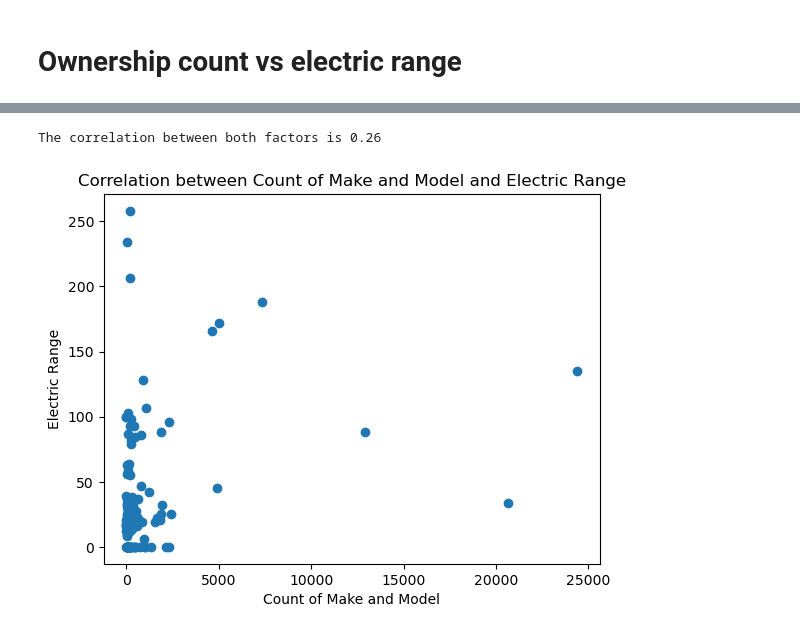
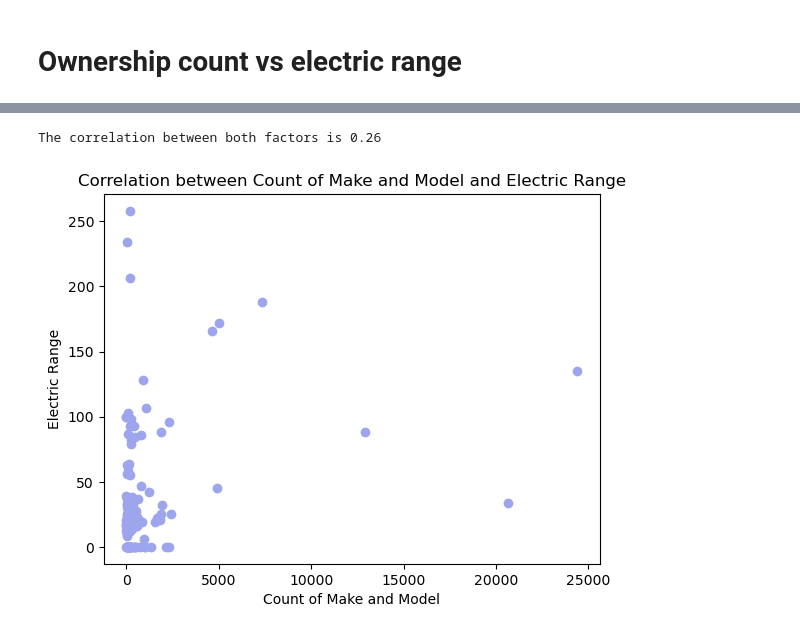
Before and after one commit to eedmondson3/Data_Detectives, a Jupyter notebook: Logan_Barnes/LB_ev_brands.ipynb, the cells around one changed output, grey strips where cells are left out. Saved outputs shown, nothing was run; the diff lists cells and outputs as text; code cells hidden in the pictures.

```diff
--- a/Logan_Barnes/LB_ev_brands.ipynb
+++ b/Logan_Barnes/LB_ev_brands.ipynb
@@ -89,16 +90,16 @@ memory usage: 10.5+ MB
 # %%
 grouped_df = cleaned_ev_df.groupby(['Make', 'Model']).agg({'Electric Range': 'mean', 'Model Year': 'count'}).reset_index()
 grouped_df = grouped_df.rename(columns={'Model Year': 'Count'})
 
 correlation =  st.pearsonr(grouped_df['Count'],grouped_df['Electric Range'])
 
 # Plot a scatter plot of Count vs Electric Range
-plt.scatter(grouped_df['Count'], grouped_df['Electric Range'])
+plt.scatter(grouped_df['Count'], grouped_df['Electric Range'], color = "#9da6ec")
 plt.title('Correlation between Count of Make and Model and Electric Range')
 plt.xlabel('Count of Make and Model')
 plt.ylabel('Electric Range')
 print(f"The correlation between both factors is {round(correlation[0],2)}")
 plt.show()
 # %% [output]
 The correlation between both factors is 0.26
-[figure, old version]
+[figure, new version]
```
Also changed, not shown: parts of 3 cells of this notebook, 10 other files.
